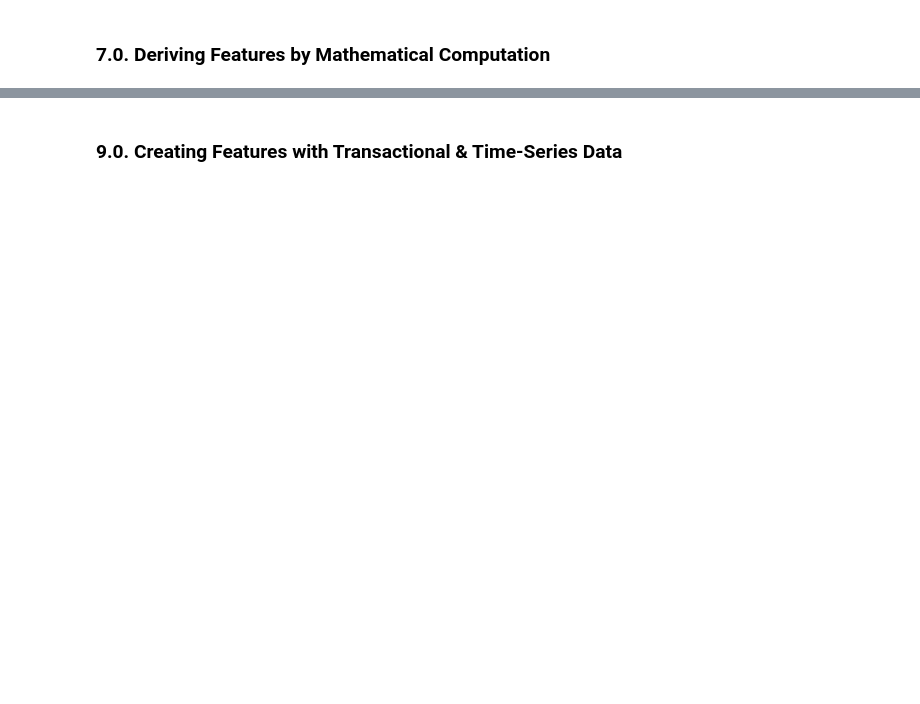
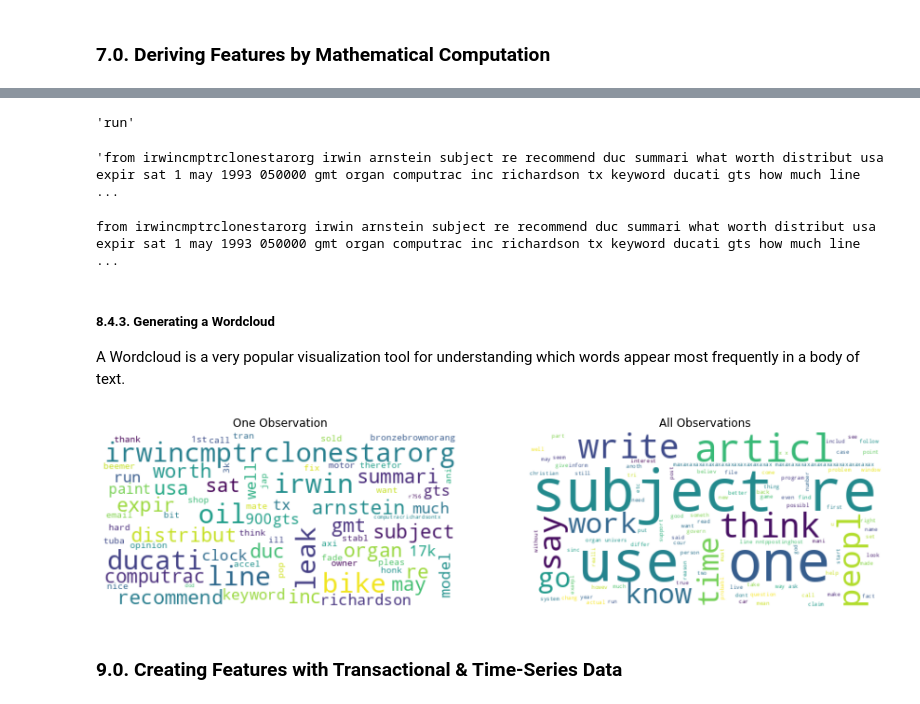
Before and after one commit to jtupitza-msft/edsp-mentoring-program, a Jupyter notebook: 04-Feature-Engineering.ipynb, the cells around one changed output, grey strips where cells are left out. Saved outputs shown, nothing was run; the diff lists cells and outputs as text; code cells hidden in the pictures; blank space fills up the shorter version.

```diff
--- a/04-Feature-Engineering.ipynb
+++ b/04-Feature-Engineering.ipynb
@@ -1877,2 +2231,46 @@ Feature engineering in this domain is accommplished via **Natural Language Proce
+# %%
+stemmer = SnowballStemmer("english")
+stemmer.stem('running')
+# %% [output]
+'run'
+# %%
+def stemm_words(text):
+    text = [stemmer.stem(word) for word in text.split()]
+    text = ' '.join(x for x in text)
+    return text
+
+# Unit Test
+stemm_words(df_text.text[10])
+# %% [output]
+'from irwincmptrclonestarorg irwin arnstein subject re recommend duc summari what worth distribut usa expir sat 1 may 1993 050000 gmt organ computrac inc richardson tx keyword ducati gts how much line ...
+# %%
+df_text['text'] = df_text['text'].apply(stemm_words)
+print(df_text.text[10])
+# %% [output]
+from irwincmptrclonestarorg irwin arnstein subject re recommend duc summari what worth distribut usa expir sat 1 may 1993 050000 gmt organ computrac inc richardson tx keyword ducati gts how much line  ...
+# %% [markdown]
+##### 8.4.3. Generating a Wordcloud
+A Wordcloud is a very popular visualization tool for understanding which words appear most frequently in a body of text.
+# %%
+text = df_text.text[10]
+all_text = " ".join(topic for topic in df_text.text)
+
+wordcloud1 = WordCloud(max_words=100, background_color="white").generate(text)
+wordcloud2 = WordCloud(max_words=100, background_color="white").generate(all_text)
+# %%
+plt.figure(figsize=(15, 6))
+plt.subplot(1, 2, 1)
+plt.imshow(wordcloud1, interpolation='bilinear')
+plt.axis("off")
+plt.title('One Observation')
+
+plt.subplot(1, 2, 2)
+plt.imshow(wordcloud2, interpolation='bilinear')
+plt.axis("off")
+plt.title('All Observations')
+
+plt.show()
+# %% [output]
+[figure, added]
 # %% [markdown]
 ### 9.0. Creating Features with Transactional & Time-Series Data
```
Also changed, not shown: parts of 168 cells of this notebook.
